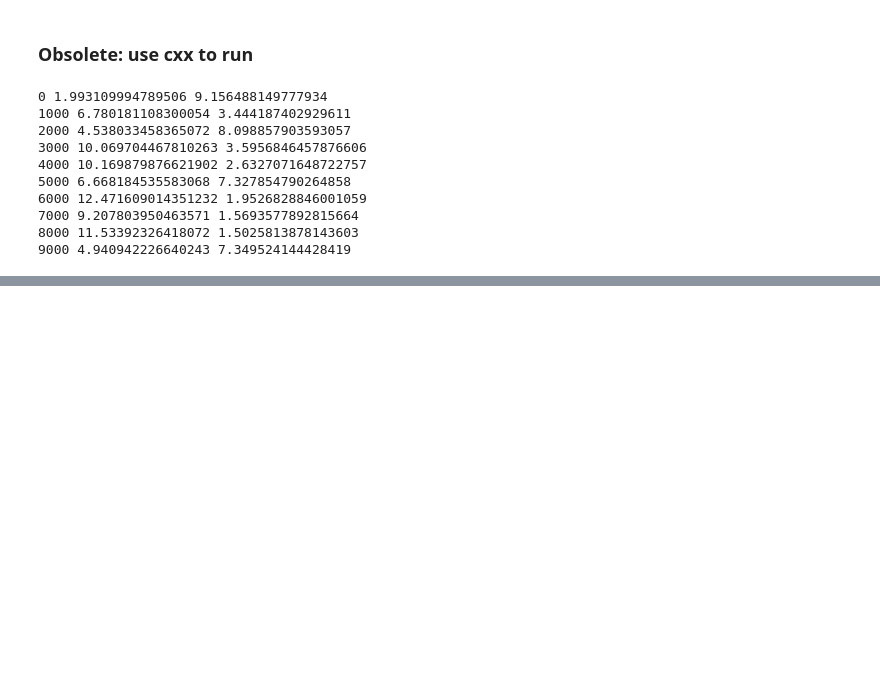
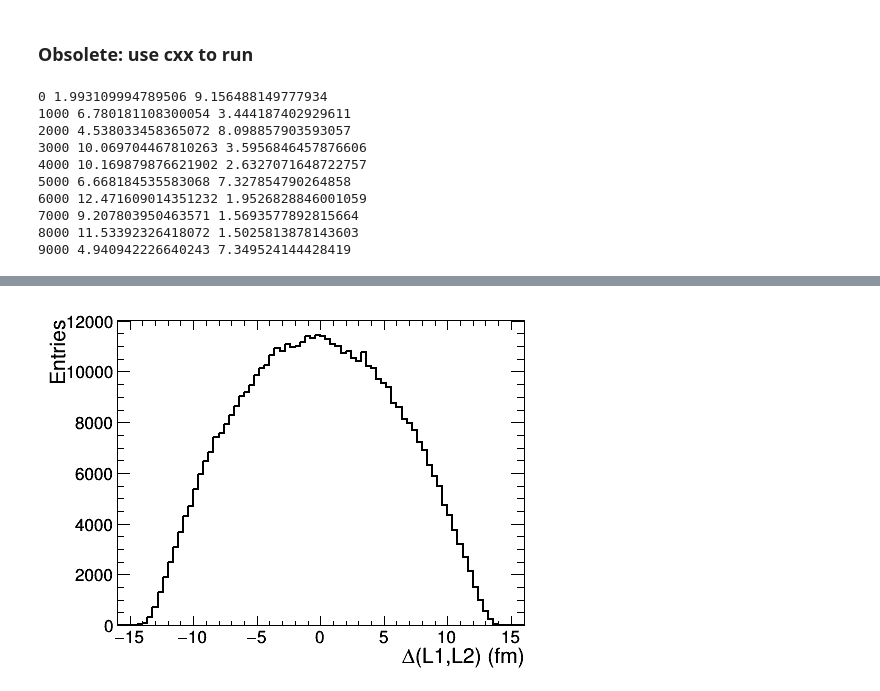
Before and after one commit to hrjheng/NCU-1072-HEPCourse, a Jupyter notebook: GlauberMC/GlauberMC-R1R2.ipynb, the cells around one changed output, grey strips where cells are left out. Drawn from its saved outputs; the diff is of its cells as text; code cells hidden in the pictures; blank space fills up the shorter version.

```diff
--- a/GlauberMC/GlauberMC-R1R2.ipynb
+++ b/GlauberMC/GlauberMC-R1R2.ipynb
@@ -258,0 +285,18 @@ Info in <TCanvas::Print>: pdf file ./plots/GlauberMC-scatter-R1R2.pdf has been c
+# %%
+hM_DeltaL = ROOT.TH1F('hM_DeltaL','',80,-16,16)
+
+for i in range(500000):
+    L1 = ROOT.Double(0.0)
+    L2 = ROOT.Double(0.0)
+    hM_R1R2.GetRandom2(L1,L2)
+    hM_DeltaL.Fill(L1-L2)
+
+
+c = ROOT.TCanvas('c', 'c', 500, 400)
+c.cd()
+hM_DeltaL.SetLineWidth(2)
+hM_DeltaL.GetXaxis().SetTitle('#Delta(L1,L2) (fm)')
+hM_DeltaL.GetYaxis().SetTitle('Entries')
+hM_DeltaL.Draw()
+c.Draw()
+# %% [output]
@@ -258,0 +305 @@ Info in <TCanvas::Print>: pdf file ./plots/GlauberMC-scatter-R1R2.pdf has been c
+[figure, added]
```
Also changed, not shown: parts of 3 cells of this notebook, 5 other files.
